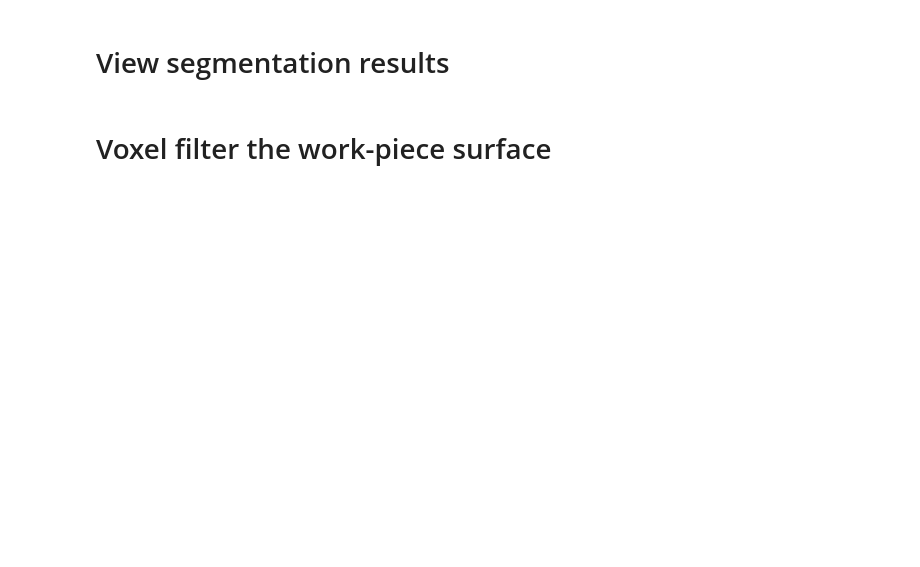
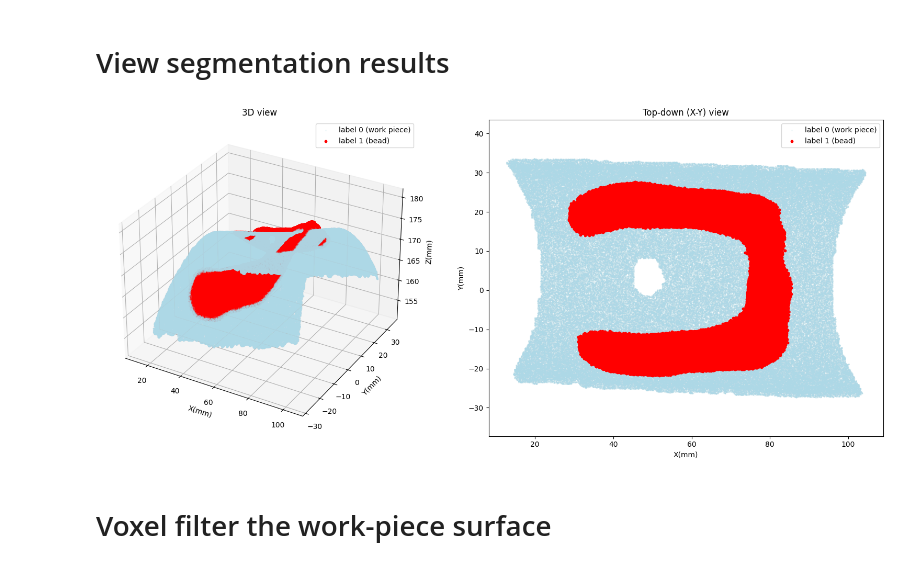
Before and after one commit to Katzoun/taiwan_weld_grinding, a Jupyter notebook: Weld_Recognition&Grinding_Path_Planning(PointNet).ipynb, the cells around one changed output. Saved outputs shown, nothing was run; the diff lists cells and outputs as text; code cells hidden in the pictures; blank space fills up the shorter version.

```diff
--- a/Weld_Recognition&Grinding_Path_Planning(PointNet).ipynb
+++ b/Weld_Recognition&Grinding_Path_Planning(PointNet).ipynb
@@ -49,7 +56,7 @@ def flip_point_cloud(point_cloud, axis='x'):
 
 # Load the raw point cloud
 # ply_file_path = 'C:/Users/mmdl/Desktop/tube_ply/1209_3.ply'  # original hardcoded path, kept for reference
-ply_file_path = 'test.ply'
+ply_file_path = 'test_wen.ply'
 pcd = o3d.io.read_point_cloud(ply_file_path)
 point_cloud = np.asarray(pcd.points)
 
@@ -69,11 +76,11 @@ pcd_flipped = o3d.geometry.PointCloud()
 pcd_flipped.points = o3d.utility.Vector3dVector(flipped_point_cloud)
 pcd_flipped.colors = o3d.utility.Vector3dVector(original_colors)  # apply original colors to the flipped point cloud
 
-vis = o3d.visualization.Visualizer()
-vis.create_window()
-# vis.add_geometry(pcd_original)
-vis.add_geometry(pcd_flipped)
-
-opt = vis.get_render_option()
-vis.run()
-vis.destroy_window()
+# Blocking Open3D preview disabled -- see the single visualization cell at the end of the notebook.
+# vis = o3d.visualization.Visualizer()
+# vis.create_window()
+# vis.add_geometry(pcd_flipped)
+# vis.reset_view_point(True)  # fit the camera to the geometry -- without this the window can open pointed at empty space
+# opt = vis.get_render_option()
+# vis.run()
+# vis.destroy_window()
@@ -284,46 +348,47 @@ point_cloud = point_cloud.reshape(-1, 3)
 
 points_label0 = all_point_clouds[all_labels == 0]
 points_label1 = all_point_clouds[all_labels == 1]
 
 if truth_label is not None:
     truth_points_label0 = truth_sampled[truth_label_sampled == 0]
     truth_points_label1 = truth_sampled[truth_label_sampled == 1]
 
 pcd_label0 = o3d.geometry.PointCloud()
 pcd_label0.points = o3d.utility.Vector3dVector(points_label0[:])
 pcd_label0.paint_uniform_color([0, 0, 1])  # blue
 
 pcd_label1 = o3d.geometry.PointCloud()
 pcd_label1.points = o3d.utility.Vector3dVector(points_label1[:])
 pcd_label1.paint_uniform_color([1, 0, 0])  # red
 
-combined_pcd = pcd_label0 + pcd_label1
-
-vis = o3d.visualization.Visualizer()
-vis.create_window()
-vis.add_geometry(combined_pcd)
-
-axis = o3d.geometry.TriangleMesh.create_coordinate_frame(size=10)
-view_ctl = vis.get_view_control()
-view_ctl.set_up([0, 0, 1])
-view_ctl.set_lookat([0, 0, 0])
-view_ctl.set_front([1, 1, 1])
-vis.run()
-vis.destroy_window()
+# Blocking Open3D preview disabled -- see the single visualization cell at the end of the notebook.
+# combined_pcd = pcd_label0 + pcd_label1
+# vis = o3d.visualization.Visualizer()
+# vis.create_window()
+# vis.add_geometry(combined_pcd)
+# axis = o3d.geometry.TriangleMesh.create_coordinate_frame(size=10)
+# view_ctl = vis.get_view_control()
+# view_ctl.set_up([0, 0, 1])
+# view_ctl.set_lookat([0, 0, 0])
+# view_ctl.set_front([1, 1, 1])
+# vis.run()
+# vis.destroy_window()
 
 fig = plt.figure(figsize=(16, 7))
 ax1 = fig.add_subplot(121, projection='3d')
 ax1.scatter(points_label0[:,0], points_label0[:,1], points_label0[:,2], c='lightblue', s=1, alpha=0.15, label='label 0 (work piece)')
 ax1.scatter(points_label1[:,0], points_label1[:,1], points_label1[:,2], c='red', s=10, label='label 1 (bead)')
 ax1.set_xlabel('X(mm)'); ax1.set_ylabel('Y(mm)'); ax1.set_zlabel('Z(mm)')
 ax1.set_title('3D view'); ax1.legend()
 ax2 = fig.add_subplot(122)
 ax2.scatter(points_label0[:,0], points_label0[:,1], c='lightblue', s=1, alpha=0.15, label='label 0 (work piece)')
 ax2.scatter(points_label1[:,0], points_label1[:,1], c='red', s=10, label='label 1 (bead)')
 ax2.set_xlabel('X(mm)'); ax2.set_ylabel('Y(mm)')
 ax2.set_title('Top-down (X-Y) view'); ax2.axis('equal'); ax2.legend()
 plt.tight_layout()
 plt.show()
+# %% [output]
+[figure, added]
 # %% [markdown]
 # Voxel filter the work-piece surface
 # %%
```
Also changed, not shown: parts of 33 cells of this notebook, 2 other files.
